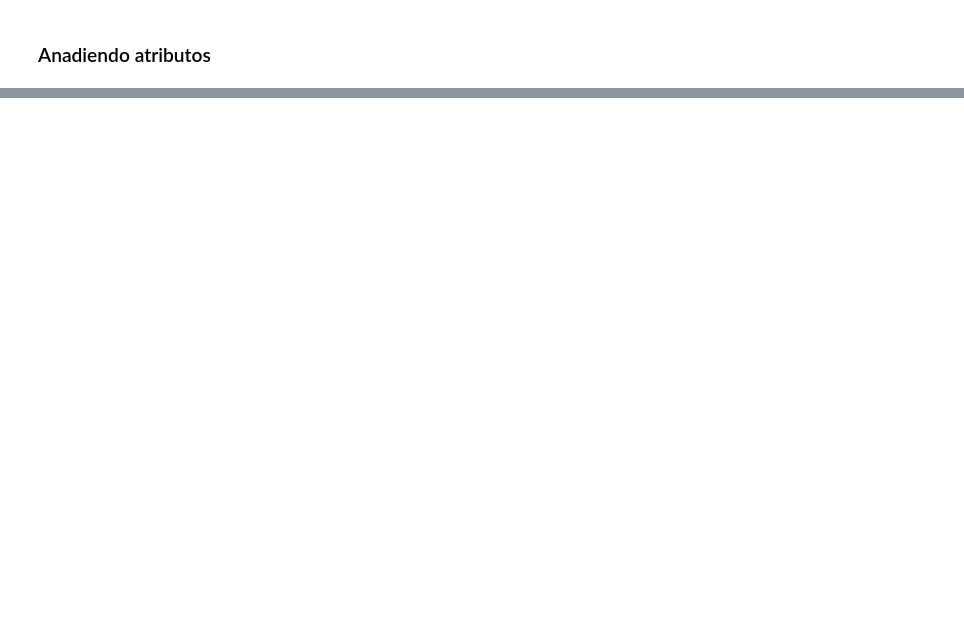
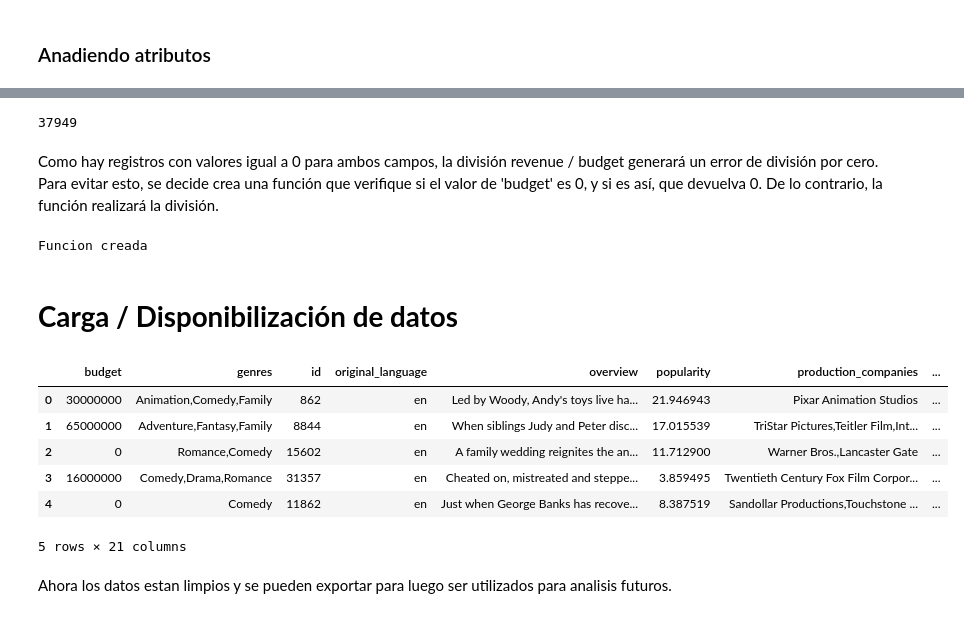
Before and after one commit to DanniRodrJ/Content-Based_Movie_Recommendation_System, a Jupyter notebook: ETL_Movies.ipynb, the cells around one changed output, grey strips where cells are left out. Drawn from its saved outputs; the diff is of its cells as text; code cells hidden in the pictures; blank space fills up the shorter version.

```diff
--- a/ETL_Movies.ipynb
+++ b/ETL_Movies.ipynb
@@ -1597,0 +1764,5 @@ copy_movies['iso_639_1'] = copy_movies['spoken_languages'].apply(lambda x: get_l
+# %%
+# Eliminar las filas donde la columna release_date tiene valores nulos
+merged_df = merged_df.dropna(subset=['release_date'])
+# Comprobar que ya no hay datos nulos en release_date
+merged_df['release_date'].isnull().sum()
@@ -1599,0 +1810,4 @@ copy_movies['iso_639_1'] = copy_movies['spoken_languages'].apply(lambda x: get_l
+# %%
+# Crear una nueva columna 'release_year' a partir de la columna 'release_date'
+merged_df['release_year'] = merged_df['release_date'].dt.year
+merged_df['release_year'].head()
@@ -1599,0 +1836,40 @@ copy_movies['iso_639_1'] = copy_movies['spoken_languages'].apply(lambda x: get_l
+# %%
+# Cantidad de registros con valor igual a 0
+np.array([merged_df['revenue'] == 0]).sum()
+# %% [output]
+37949
+# %% [markdown]
+Como hay registros con valores igual a 0 para ambos campos, la división revenue / budget generará un error de división por cero. Para evitar esto, se decide crea una función que verifique si el valor de 'budget' es 0, y si es así, que devuelva 0. De lo contrario, la función realizará la división.
+# %%
+# Función que calcula el retorno de inversión y maneja los valores de budget igual a 0
+def calculate_return(row):
+  if row['budget'] == 0:
+    return 0
+  else:
+    return row['revenue'] / row['budget']
+
+print('Funcion creada')
+# %% [output]
+Funcion creada
+# %%
+# Se crea la columna 'return' utilizando la función 'calculate_return'
+merged_df['return'] = merged_df.apply(calculate_return, axis = 1)
+
+# Reemplaza los valores faltantes con 0
+merged_df['return'] = merged_df['return'].fillna(0)
+
+merged_df['return'].head()
+# %% [markdown]
+# **Carga / Disponibilización de datos**
+# %%
+merged_df.head()
+# %% [output]
+|  | budget | genres | id | original_language | overview | popularity | production_companies | ... |
+| 0 | 30000000 | Animation,Comedy,Family | 862 | en | Led by Woody, Andy's toys live ha... | 21.946943 | Pixar Animation Studios | ... |
+| 1 | 65000000 | Adventure,Fantasy,Family | 8844 | en | When siblings Judy and Peter disc... | 17.015539 | TriStar Pictures,Teitler Film,Int... | ... |
+| 2 | 0 | Romance,Comedy | 15602 | en | A family wedding reignites the an... | 11.712900 | Warner Bros.,Lancaster Gate | ... |
+| 3 | 16000000 | Comedy,Drama,Romance | 31357 | en | Cheated on, mistreated and steppe... | 3.859495 | Twentieth Century Fox Film Corpor... | ... |
+| 4 | 0 | Comedy | 11862 | en | Just when George Banks has recove... | 8.387519 | Sandollar Productions,Touchstone ... | ... |
+5 rows × 21 columns
+# %% [markdown]
+Ahora los datos estan limpios y se pueden exportar para luego ser utilizados para analisis futuros.
```
Also changed, not shown: parts of 150 cells of this notebook, 3 other files.
